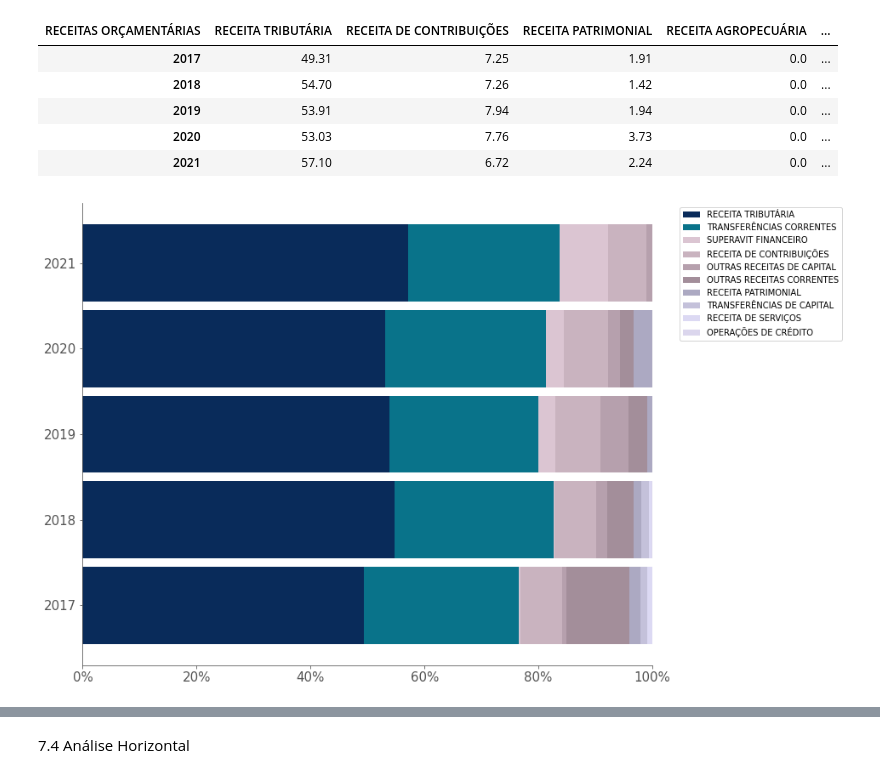
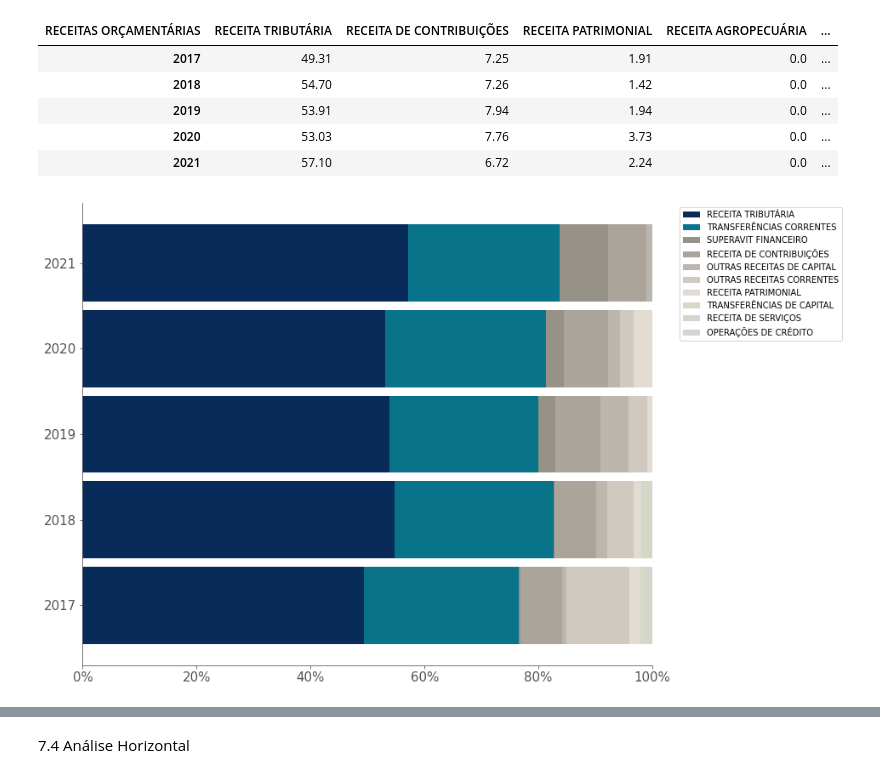
Before and after one commit to carolfazani/orcamento_sp, a Jupyter notebook: Preparando_os_dados.ipynb, the cells around one changed output, grey strips where cells are left out. Saved outputs shown, nothing was run; the diff lists cells and outputs as text; code cells hidden in the pictures.

```diff
--- a/Preparando_os_dados.ipynb
+++ b/Preparando_os_dados.ipynb
@@ -950,31 +927,32 @@ df_av = df_av.drop(columns=['RECEITA AGROPECUÁRIA','OPERAÇÕES DE CRÉDITO INT
 # %%
 
 df_av =df_av.T
 #colors = [ 'orangered','sandybrown', 'saddlebrown',  'tan', 'orange',  'orangered','sandybrown', 'lightgray',  'darkgrey', 'grey']
-colors = ['#092b5a', '#09738a','#dbc5d2', '#c9b3bf' , '#b6a0ad','#a38e9a','#aca9c2','#c4c1da', '#dcd9f3', '#dbd6ed' ]
+colors = ['#092b5a', '#09738a', '#979288','#aaa49a' ,'#bcb7ad' ,'#cfc9bf', '#e1dbd1' ,'#d5d8c7' ,'#d4d6ce' ,'#d3d5d5' ,'#d1d3dc' ,'#d0d2e3']
+
 #colors = colors.reverse()
 df_av = df_av.sort_values(by=['2021'], ascending=False)
 df_av =df_av.T
 
 
 
 
 df_av.plot(kind="barh",stacked=True, width=0.9, figsize=(12,10), color=colors)
 #plt.style.use('seaborn-bright')
 plt.xlim(0, 100)
 plt.xticks(fontsize=15)
 
 
 #coloca o sinal %
 current_values = plt.gca().get_xticks()
 plt.gca().set_xticklabels([f'{x.astype(int)}%' for x in current_values])
 
 #coloca a legenda fora dp gráfico
 plt.legend(bbox_to_anchor=(1.04,1), loc="upper left")
 plt.savefig('grafico8.png', transparent= True, bbox_inches='tight')
 df_av.to_csv("df_av.csv", index='False')
 # %% [output]
-[figure, old version]
+[figure, new version]
 # %%
 df_av
 # %% [output]
```
Also changed, not shown: parts of 8 cells of this notebook.
